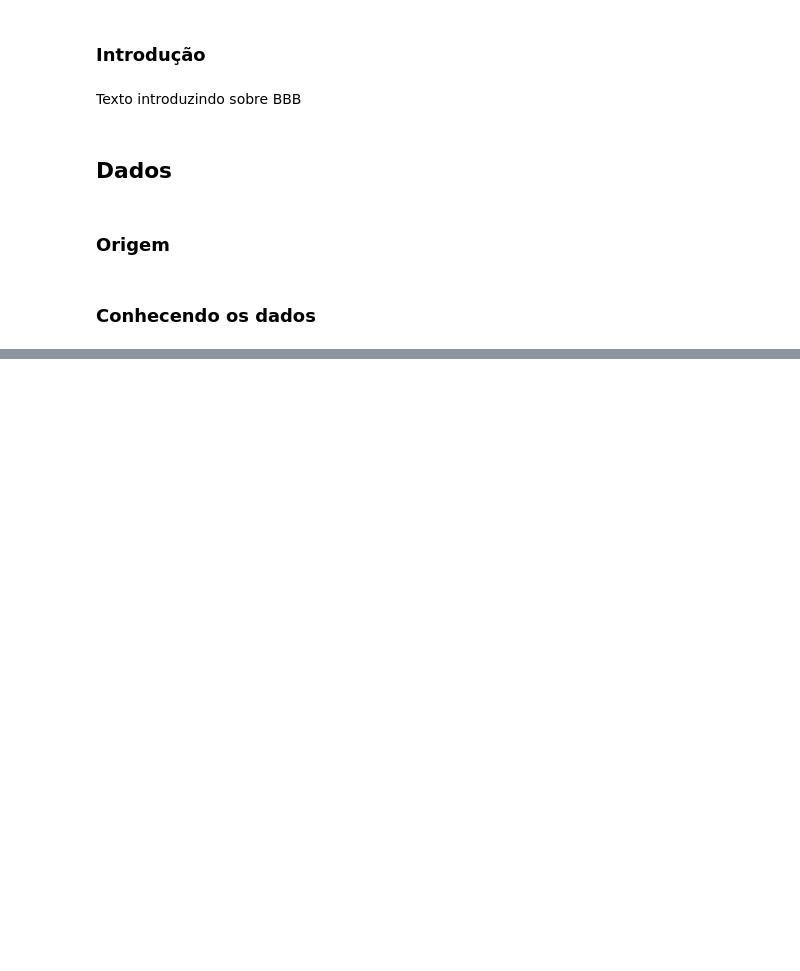
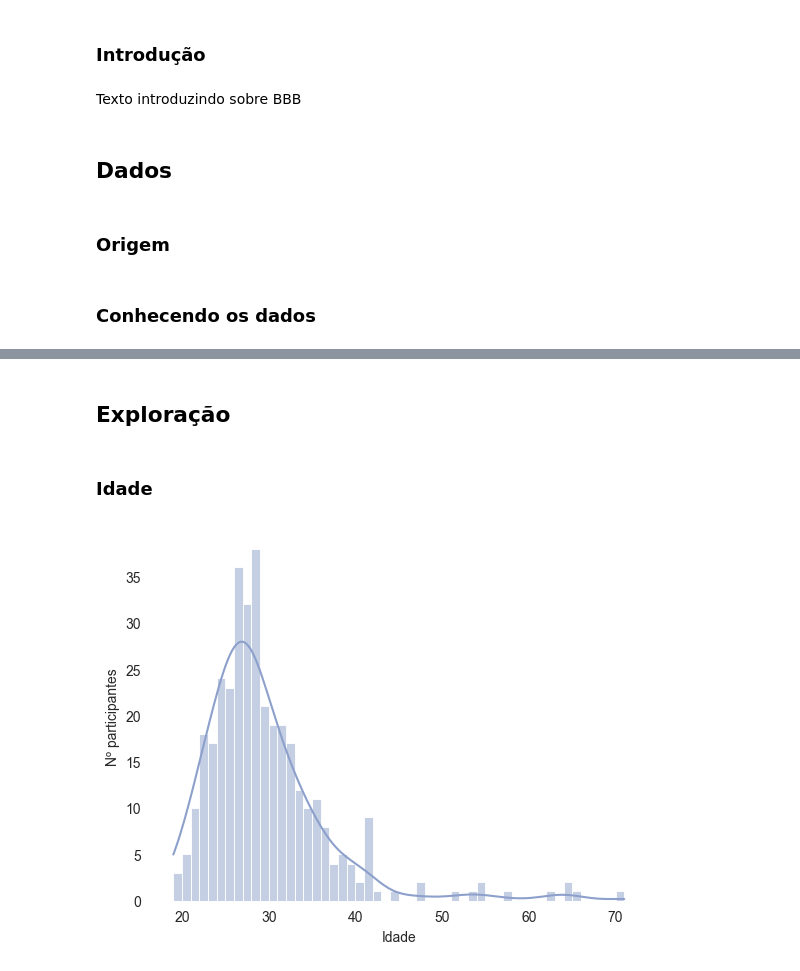
Before and after one commit to souzadecarlos/analise_bbb, a Jupyter notebook: main.ipynb, the cells around one changed output, grey strips where cells are left out. Saved outputs shown, nothing was run; the diff lists cells and outputs as text; code cells hidden in the pictures; blank space fills up the shorter version.

```diff
--- a/main.ipynb
+++ b/main.ipynb
@@ -10,5 +26,10 @@
 # %%
 import pandas as pd
 import seaborn as sns
+from unidecode import unidecode
+from zodiac_sign import get_zodiac_sign
+from datetime import date, datetime
+from numpy import isnan
 
-data_raw = pd.read_csv("data_raw/participantes.csv", sep = ";").drop(data_raw.columns[0], axis = 1)
+data_raw = pd.read_csv("data/dados.csv", sep = ";")
+data_raw.head(5)
@@ -40,0 +79,11 @@ Texto introduzindo sobre BBB
+# %% [markdown]
+## Exploração
+# %% [markdown]
+### Idade
+# %%
+sns.set_style("white")
+p = sns.histplot(data_raw, x = "idade_participacao", binwidth= 1, kde = True, color = sns.color_palette("Set2")[2])
+p.set(xlabel = "Idade", ylabel = "Nº participantes")
+sns.despine(left = True, bottom = True)
+# %% [output]
+[figure, added]
```
Also changed, not shown: parts of 24 cells of this notebook, 21 other files.
